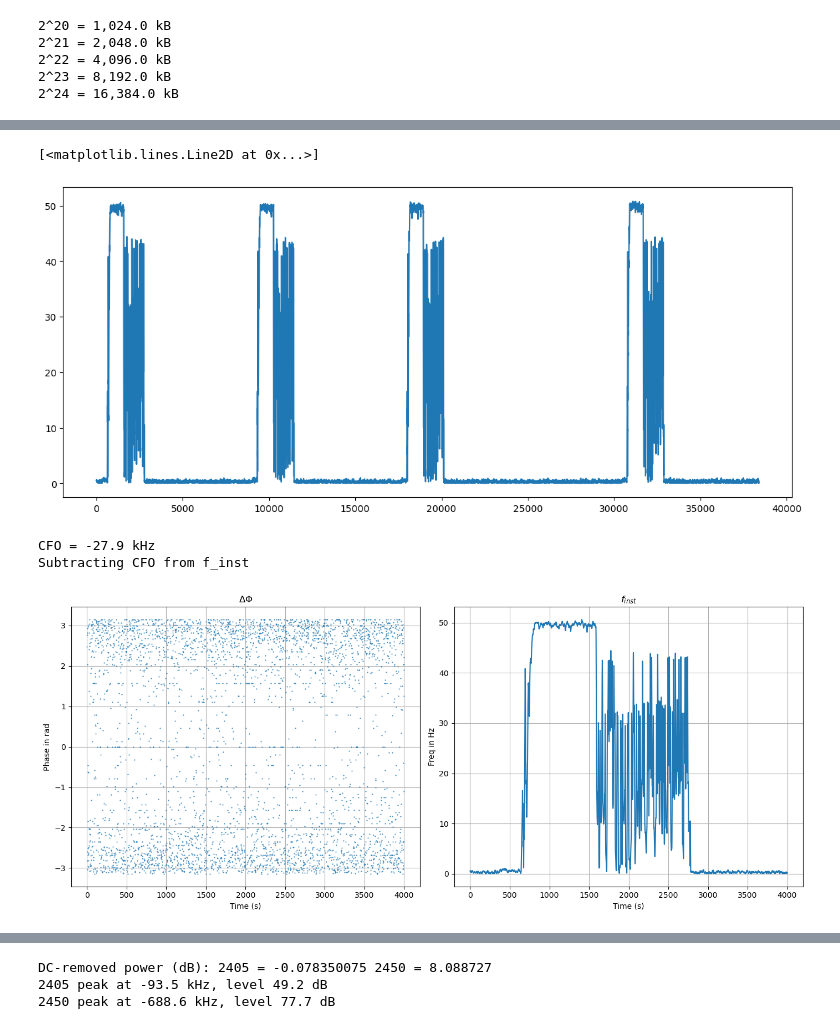
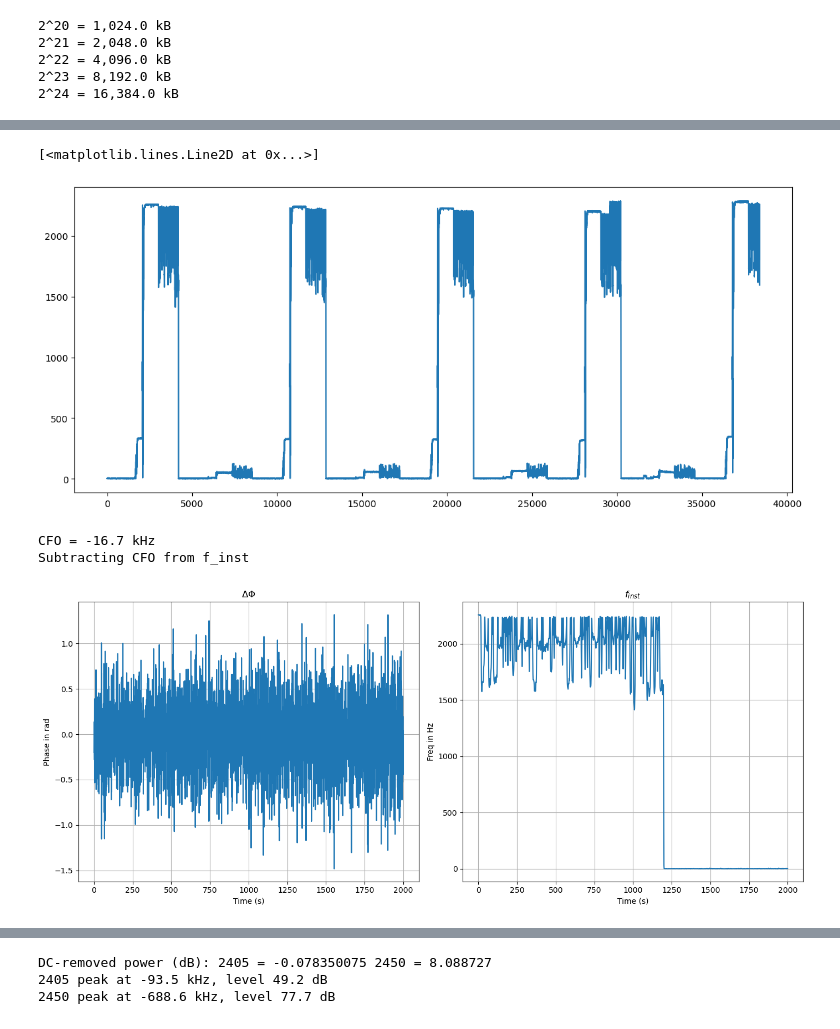
Before and after one commit to civcode/ftdi232h-i2c-jupyter-notebooks, a Jupyter notebook: Pluto-Capture.ipynb, the cells around one changed output, grey strips where cells are left out. Saved outputs shown, nothing was run; the diff lists cells and outputs as text; code cells hidden in the pictures.

```diff
--- a/Pluto-Capture.ipynb
+++ b/Pluto-Capture.ipynb
@@ -329,11 +329,11 @@ if __name__ == "__main__":
         rf_bandwidth=56_000_000,
         # rf_bandwidth=10_000_000,
         gain_mode="manual",
-        gain_db=10,
+        gain_db=60,
         num_samples=num_samples,
-        # out_bw_hz=2_000_000,
-        out_bw_hz=3_000_000,
-        decim=16, #32,                # fs_out = 1.92 MS/s
+        out_bw_hz=2_000_000,
+        # out_bw_hz=3_000_000,
+        decim=32, #32,                # fs_out = 1.92 MS/s
         # chunk=1_048_576  #524288
         chunk=int(2**22) # 2**24 is the limit
     )
@@ -379,8 +379,8 @@ plot_time_magnitude(ch_2450, fs_out, "2.450 GHz channel – time magnitude")
 # %%
-x = ch_2405 #*1.07 + ch_2450
+x = ch_2405 #+ ch_2450
 # x = ch_2450
 
-L = 16 # Window Length; Samples
+L = 4 #16 # Window Length; Samples
 h = np.ones(L)/L # filter coefficients
 
 x_filt = np.convolve(x, h, mode="same")
@@ -392,7 +392,7 @@ plt.figure(figsize=fig_size)
 plt.plot(np.abs(x_filt))
 # %% [output]
 [<matplotlib.lines.Line2D at 0x...>]
-[figure, old version]
+[figure, new version]
 # %%
 samp_rate = 1.92e6
 Fs = samp_rate
@@ -407,41 +407,41 @@ print("Subtracting CFO from f_inst")
 # Subtract CFO
 inst_freq -= cfo
 # %% [output]
-CFO = -27.9 kHz
+CFO = -16.7 kHz
 Subtracting CFO from f_inst
 # %%
-start = 000
-end = 4000
+start = 3000
+end = 5000
 
 fig_size = (14, 6)
 marker_size = 1
 
 fig, (ax1, ax2) = plt.subplots(1, 2, figsize=fig_size)
 
 # Left subplot: IQ
-ax1.plot(dphi[start:end], '.', markersize=marker_size)
+ax1.plot(dphi[start:end], '-', markersize=marker_size)
 ax1.set_xlabel("Time (s)")
 ax1.set_ylabel("Phase in rad")
 ax1.set_title("$\Delta\Phi$")
 ax1.grid(True)
 
 # Right subplot: Magnitude
 # ax2.plot(inst_freq[start:end], '-')
 # ax2.set_xlabel("Time (s)")
 # ax2.set_ylabel("Freq in Hz")
 # ax2.set_title("$f_{inst}$")
 # ax2.grid(True)
 
 ax2.plot(np.abs(x_filt)[start:end], '-')
 ax2.set_xlabel("Time (s)")
 ax2.set_ylabel("Freq in Hz")
 ax2.set_title("$f_{inst}$")
 ax2.grid(True)
 
 
 plt.tight_layout()
 plt.show()
 # %% [output]
-[figure, old version]
+[figure, new version]
 # %%
 # Filter
```
Also changed, not shown: parts of 5 cells of this notebook, 2 other files.
